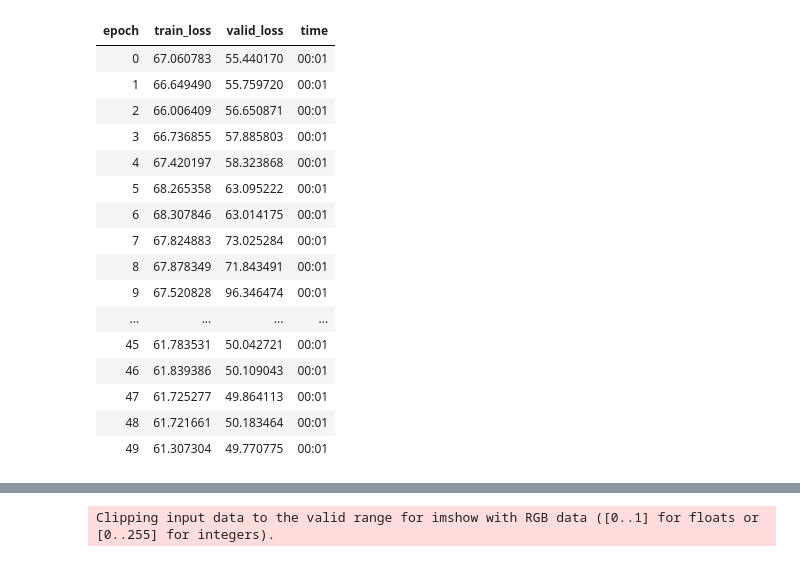
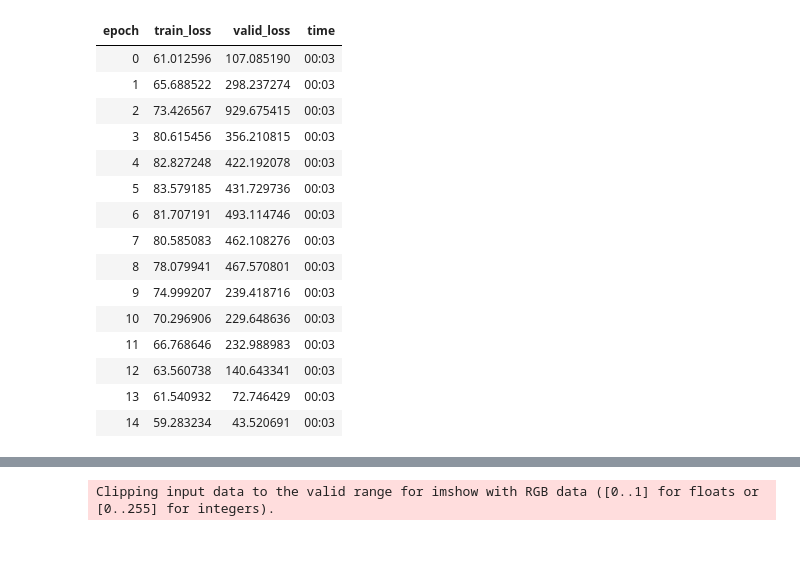
Before and after one commit to dhuynh95/fastai_autoencoder, a Jupyter notebook: MNIST.ipynb, the cells around one changed output, grey strips where cells are left out. Cells and saved outputs as stored; diff of their text form; code cells hidden in the pictures.

```diff
--- a/MNIST.ipynb
+++ b/MNIST.ipynb
@@ -238,0 +190,2 @@ learn.fit_one_cycle(50,1e-2)
+# %%
+learn.fit_one_cycle(60,1e-2)
@@ -238,0 +210,2 @@ learn.fit_one_cycle(50,1e-2)
+# %%
+learn.fit_one_cycle(60,1e-3,callbacks = [kl_hook])
@@ -238,0 +230,3 @@ learn.fit_one_cycle(50,1e-2)
+# %%
+learn.path = Path()
+learn.load("512_sample_cnn")
@@ -239,4 +338,4 @@ learn.fit_one_cycle(50,1e-2)
 # %%
-learn.fit_one_cycle(50,1e-2,callbacks = [kl_hook])
+learn.fit_one_cycle(15,1e-2,callbacks = [kl_hook])
 # %% [output]
 | epoch | train_loss | valid_loss | time |
@@ -259,20 +357,19 @@ learn.fit_one_cycle(50,1e-2,callbacks = [kl_hook])
 # %%
-learn.fit_one_cycle(50,1e-3,callbacks = [kl_hook])
+learn.fit_one_cycle(15,1e-2,callbacks = [kl_hook])
 # %% [output]
 | epoch | train_loss | valid_loss | time |
-| 0 | 67.060783 | 55.440170 | 00:01 |
-| 1 | 66.649490 | 55.759720 | 00:01 |
-| 2 | 66.006409 | 56.650871 | 00:01 |
-| 3 | 66.736855 | 57.885803 | 00:01 |
-| 4 | 67.420197 | 58.323868 | 00:01 |
-| 5 | 68.265358 | 63.095222 | 00:01 |
-| 6 | 68.307846 | 63.014175 | 00:01 |
-| 7 | 67.824883 | 73.025284 | 00:01 |
-| 8 | 67.878349 | 71.843491 | 00:01 |
-| 9 | 67.520828 | 96.346474 | 00:01 |
-| ... | ... | ... | ... |
-| 45 | 61.783531 | 50.042721 | 00:01 |
-| 46 | 61.839386 | 50.109043 | 00:01 |
-| 47 | 61.725277 | 49.864113 | 00:01 |
-| 48 | 61.721661 | 50.183464 | 00:01 |
-| 49 | 61.307304 | 49.770775 | 00:01 |
+| 0 | 61.012596 | 107.085190 | 00:03 |
+| 1 | 65.688522 | 298.237274 | 00:03 |
+| 2 | 73.426567 | 929.675415 | 00:03 |
+| 3 | 80.615456 | 356.210815 | 00:03 |
+| 4 | 82.827248 | 422.192078 | 00:03 |
+| 5 | 83.579185 | 431.729736 | 00:03 |
+| 6 | 81.707191 | 493.114746 | 00:03 |
+| 7 | 80.585083 | 462.108276 | 00:03 |
+| 8 | 78.079941 | 467.570801 | 00:03 |
+| 9 | 74.999207 | 239.418716 | 00:03 |
+| 10 | 70.296906 | 229.648636 | 00:03 |
+| 11 | 66.768646 | 232.988983 | 00:03 |
+| 12 | 63.560738 | 140.643341 | 00:03 |
+| 13 | 61.540932 | 72.746429 | 00:03 |
+| 14 | 59.283234 | 43.520691 | 00:03 |
```
Also changed, not shown: parts of 29 cells of this notebook, 4 other files.
